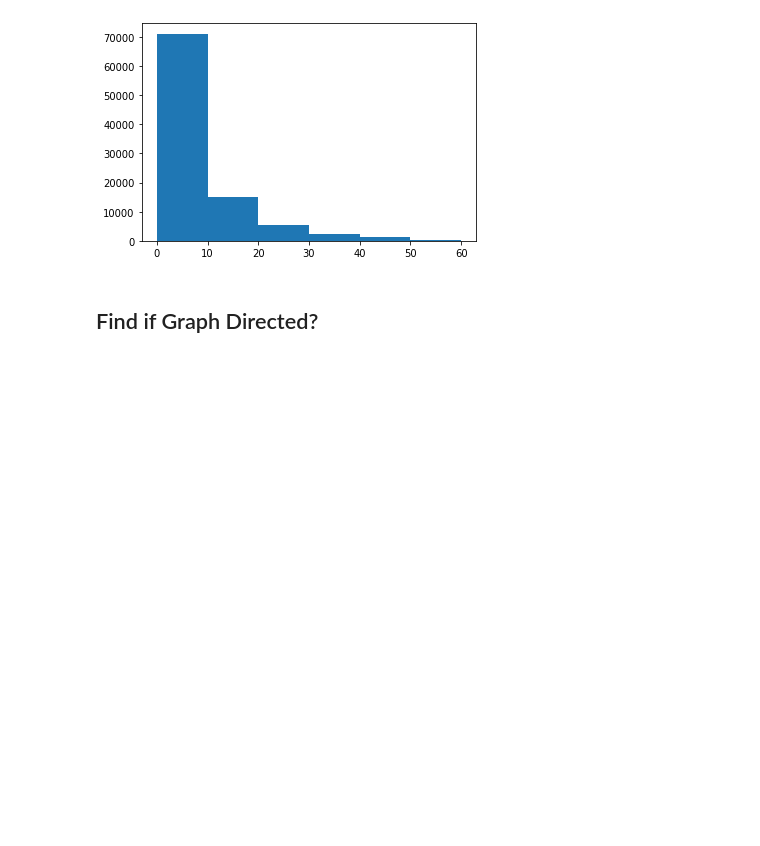
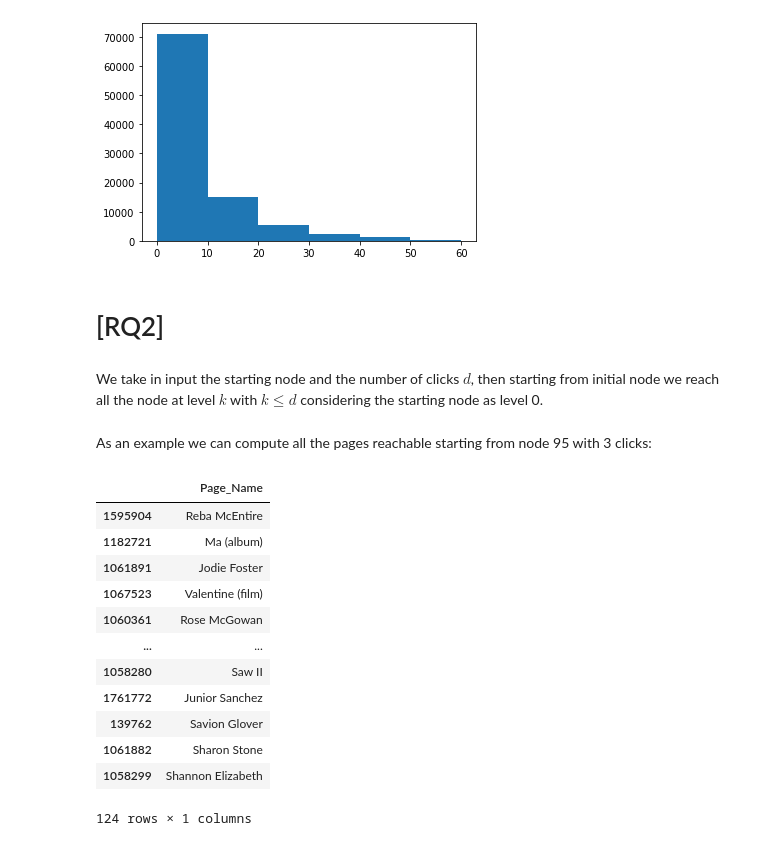
Before and after one commit to AntonioZappia/ADM-HW5, a Jupyter notebook: ADM-HW5.ipynb, the cells around one changed output. Cells and saved outputs as stored; diff of their text form; code cells hidden in the pictures; blank space fills up the shorter version.

```diff
--- a/ADM-HW5.ipynb
+++ b/ADM-HW5.ipynb
@@ -8,13 +11,2 @@ import random
 # %% [markdown]
 ### Working on page names
-# %%
-data_name = pd.read_csv("Names.txt",sep="\t", names = ["Page Names"])
-node =[]
-page= []
-for i in (data_name["Page Names"]):
-    node.append(i.split()[0])
-    page.append(" ".join(i.split()[1:]))
-data_name["Node"] = node
-data_name["Pages"] = page
-data_name = data_name.drop(["Page Names"], axis=1).set_index("Node")
-data_name.head()
@@ -28,0 +13,4 @@ data_name.head()
+# %%
+df_names = pd.read_csv("Names.txt",  names = ["Page_Name"])
+df_names['Page_Name'] = df_names['Page_Name'].apply(lambda x : ' '.join(x.split()[1:]))
+df_names.head()
@@ -196,3 +226,15 @@ for i in range(len(graph)):
     if targets[i] not in G.nodes:
         G.add_node(targets[i]) #V
     G.add_edge(sources[i], targets[i], weight=1) #E
+# %%
+G = nx.DiGraph() #empty directed graph G
+sources = list(graph['Source'])#list of starting node
+targets = list(graph['Target'])#list of ending node
+
+#building G = (V,E)
+for i in range(len(graph)):
+    if sources[i] not in G.nodes: # if we haven't added the node yet
+        G.add_node(sources[i]) #V
+    if targets[i] not in G.nodes:
+        G.add_node(targets[i]) #V
+    G.add_edge(sources[i], targets[i], weight=1) #E
@@ -252,5 +302,35 @@ def plot_degree_dist(graph):
 plot_degree_dist(G)
 # %% [output]
 [figure]
-# %% [markdown]
-## Find if Graph Directed?
+# %% [markdown]
+# [RQ2]
+# %% [markdown]
+We take in input the starting node and the number of clicks $d$, then starting from initial node we reach all the node at level $k$  with $k\leq d$ considering the starting node as level 0.
+# %%
+def clicks(graph, start_node, depth):
+    visited = [start_node] #the starting node is the first visited node
+    for i in range(depth): #until level d
+        all_visited =[] # all the node visited
+        for node in visited:
+            for nbr in graph[node]: #for all the neighborhood  of node
+                all_visited.append(nbr)  #save the neighborhood in the list
+        visited = all_visited#saving all the neighborhood
+    return set(all_visited) #returning a set to avoid ripetitions
+# %% [markdown]
+As an example we can compute all the pages reachable starting from node 95 with 3 clicks:
+# %%
+df_names.iloc[list(clicks(G, 95, 3))]
+# %% [output]
+|  | Page_Name |
+| 1595904 | Reba McEntire |
+| 1182721 | Ma (album) |
+| 1061891 | Jodie Foster |
+| 1067523 | Valentine (film) |
+| 1060361 | Rose McGowan |
+| ... | ... |
+| 1058280 | Saw II |
+| 1761772 | Junior Sanchez |
+| 139762 | Savion Glover |
+| 1061882 | Sharon Stone |
+| 1058299 | Shannon Elizabeth |
+124 rows × 1 columns
```
Also changed, not shown: parts of 21 cells of this notebook.
